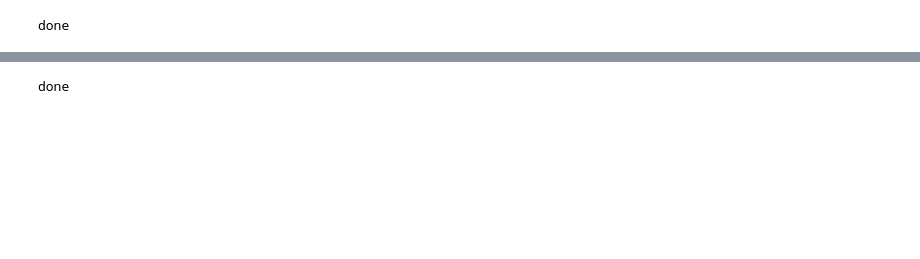
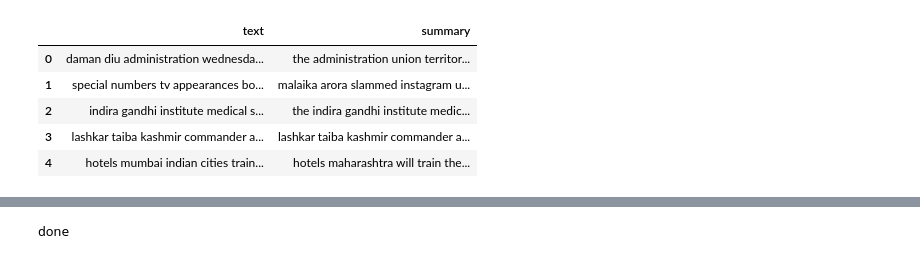
Before and after one commit to Ankita-Das/News_Summarization, a Jupyter notebook: news_summarization.ipynb.ipynb, the cells around one changed output, grey strips where cells are left out. Cells and saved outputs as stored; diff of their text form; code cells hidden in the pictures; blank space fills up the shorter version.

```diff
--- a/news_summarization.ipynb.ipynb
+++ b/news_summarization.ipynb.ipynb
@@ -176,7 +184,6 @@ def dataset_cleaning(df):
 # %%
-df_processed=dataset_cleaning(df)
-cleaned_text =np.array(df_processed['cleaned_text'])
-cleaned_summary=np.array(df_processed['cleaned_summary'])
+cleaned_text =np.array(df['cleaned_text'])
+cleaned_summary=np.array(df['cleaned_summary'])
 
 short_text=[]
 short_summary=[]
@@ -186,6 +193,13 @@ for i in range(len(cleaned_text)):
         short_text.append(cleaned_text[i])
         short_summary.append(cleaned_summary[i])
 
-post_preprocessed_data=pd.DataFrame({'text':short_text,'summary':short_summary})
+data=pd.DataFrame({'text':short_text,'summary':short_summary})
-# %% [output]
-done
+# %%
+data.head()
+# %% [output]
+|  | text | summary |
+| 0 | daman diu administration wednesda... | the administration union territor... |
+| 1 | special numbers tv appearances bo... | malaika arora slammed instagram u... |
+| 2 | indira gandhi institute medical s... | the indira gandhi institute medic... |
+| 3 | lashkar taiba kashmir commander a... | lashkar taiba kashmir commander a... |
+| 4 | hotels mumbai indian cities train... | hotels maharashtra will train the... |
```
Also changed, not shown: parts of 21 cells of this notebook.
